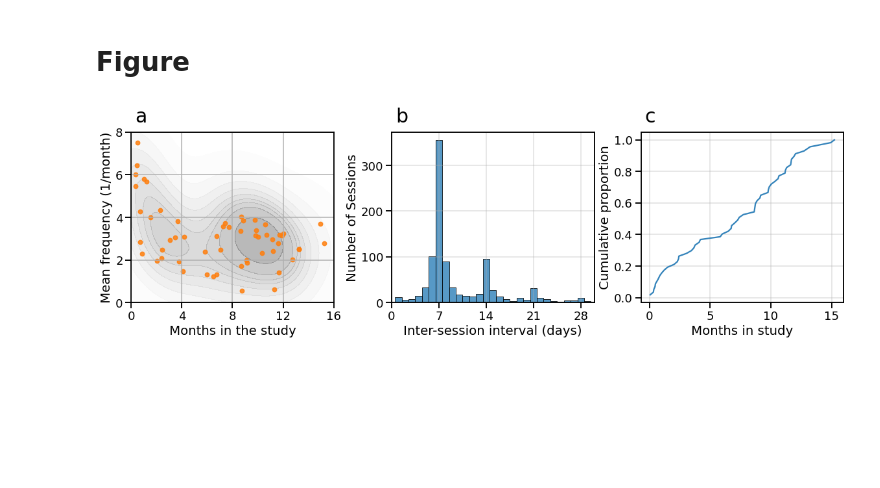
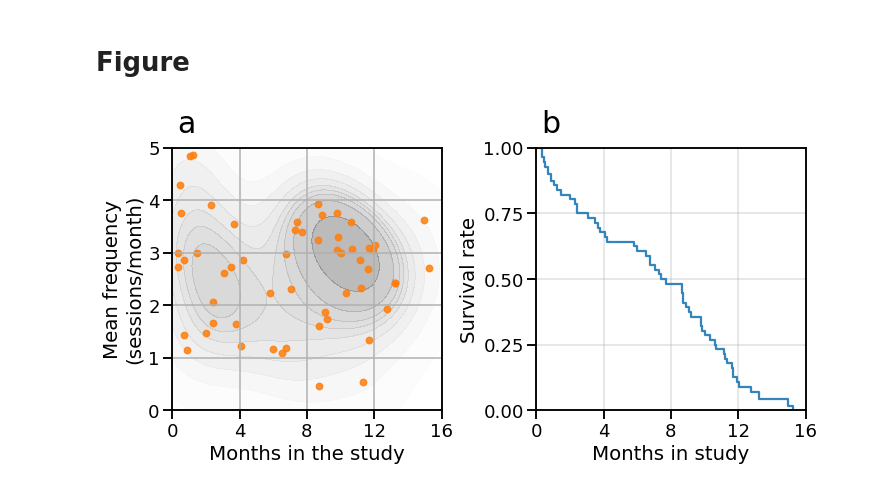
Before and after one commit to EverythingALS/ReliableMonitoringRPFTALS, a Jupyter notebook: Figure 1 - Demographics.ipynb, the cells around one changed output. Cells and saved outputs as stored; diff of their text form; code cells hidden in the pictures; blank space fills up the shorter version.

Commit message:
update: new versions of figures with corrections

```diff
--- a/Figure 1 - Demographics.ipynb
+++ b/Figure 1 - Demographics.ipynb
@@ -35,65 +35,81 @@ df_combined.head(3)
 # %% [markdown]
 # Figure
 # %%
-fig, axs = plt.subplots(1, 3, figsize=(16, 5), layout='constrained')
+fig, axs = plt.subplots(1,2, figsize=(10, 5), layout='constrained')
 
 #################################
 # Panel A: KDE y scatterplot
-ax = axs[0]
 df_tmp = df_combined.drop_duplicates('subject_order')
 x = df_tmp['timespan_months']
 y = df_tmp['sessions_per_month']
+
+####################################################
+# Panel A
+ax = axs[0]
 sns.kdeplot(x=x, y=y, cmap="Greys", shade=True, bw_adjust=.8, alpha=.3, ax=ax)
 ax.scatter(x,
            y,
            color = sns.color_palette()[1],
            s = 40,
            alpha=0.85,
            label = 'Patients')
-ax.set_xlim([0, 16])
-ax.set_ylim([0, 8])
+
+# add marginals like a joint plot
+ax.grid(False)
+ax.set_xlim([0,16])
+ax.set_ylim([0,5])
 ax.set_xticks(np.linspace(0, 16, 5, endpoint=True))
-ax.set_yticks(np.linspace(0, 8, 5, endpoint=True))
+# ax.set_yticks(np.linspace(0, 5, 5, endpoint=True))
 ax.set_xlabel('Months in the study')
-ax.set_ylabel('Mean frequency (1/month)')
+# ax.set_ylabel('Mean frequency (1/month)')
+ax.set_ylabel('Mean frequency\n(sessions/month)')
 ax.grid()
 
+####################################################
+# Panel B
+# ax = axs[1]
+# sns.histplot(df_freq.query('timespan_months > 0')['days_diff'],
+#              bins=np.arange(0, 31, 1)+0.5,
+#              color=sns.color_palette()[0],
+#              ax=ax)
+# ax.set_xlabel('Inter-session interval (days)')
+# ax.set_ylabel('Number of Sessions')
+# ax.set_xticks(np.arange(0, 31, 7))
+# ax.grid(True, alpha=0.4)
+# ax.set_xlim([0,30])
 
-#################################
-# Panel B: Histograma de intervalos
+####################################################
+# Panel C
 ax = axs[1]
-sns.histplot(
-    df_combined.query('timespan_months > 0')['days_diff'],
-    bins=np.arange(0, 31, 1) + 0.5,
-    color=sns.color_palette()[0],
-    ax=ax
-)
-ax.set_xlabel('Inter-session interval (days)')
-ax.set_ylabel('Number of Sessions')
-ax.set_xticks(np.arange(0, 31, 7))
+df_cum = df_tmp.copy()
+df_cum = df_cum.groupby('subject_order').first()
+df_cum = df_cum.sort_values(by='timespan_months')
+# df_cum['proportion'] = (df_cum['timespan_months'].rank(method='average') / len(df_cum))
+# Calculate reversed proportion
+df_cum['proportion'] = 1 - ((df_cum['timespan_months'].rank(method='average') -1) / (len(df_cum)-1))
+
+# Plot the reversed cumulative proportion
+sns.lineplot(x=df_cum['timespan_months'],
+             y=df_cum['proportion'],
+             color=sns.color_palette()[0],
+             drawstyle='steps-post',
+             alpha=0.9,
+             ax=ax)
+
+ax.set_xlabel('Months in study')
+ax.set_ylabel('Survival rate')
 ax.grid(True, alpha=0.4)
-ax.set_xlim([0, 30])
+ax.set_xlim(0, 16)
+ax.set_xticks([0, 4, 8, 12, 16])
+ax.set_ylim(0, 1)
+ax.set_yticks([0, 0.25, 0.5, 0.75, 1])
+# ax.set_yticklabels([0, 25, 50, 75, 100])
+# ax.avline
 
-#################################
-# Panel C: Proporción acumulativa
-ax = axs[2]
-df_cum = df_combined.drop_duplicates(subset=['subject_order']).sort_values(by='timespan_months')
-df_cum['proportion'] = (df_cum['timespan_months'].rank(method='average') / len(df_cum))
-sns.lineplot(
-    x=df_cum['timespan_months'],
-    y=df_cum['proportion'],
-    color=sns.color_palette()[0],
-    alpha=0.9,
-    ax=ax
-)
-ax.set_xlabel('Months in study')
-ax.set_ylabel('Cumulative proportion')
-ax.grid(True, alpha=0.4)
-
-# Agregar letras de panel dinámicamente
-for ax, letter in zip(axs, 'abc'):
+# Add letters dynamically based on axis limits
+for ax, letter in zip(axs, 'ab'):
     ax.text(0.02, 1.09, letter, fontsize=30, va='center', ha='left', transform=ax.transAxes)
 
 plt.show()
 # %% [output]
-[figure, old version]
+[figure, new version]
```
Also changed, not shown: parts of 1 cell of this notebook, 14 other files.
